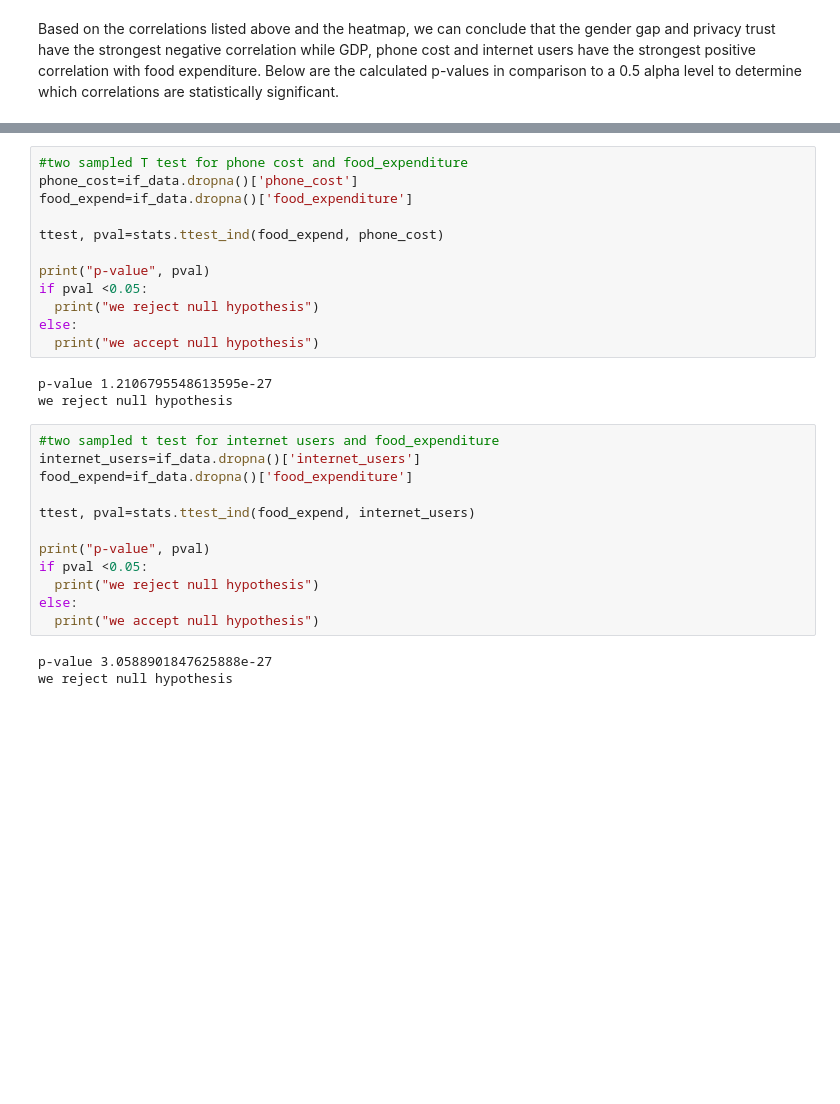
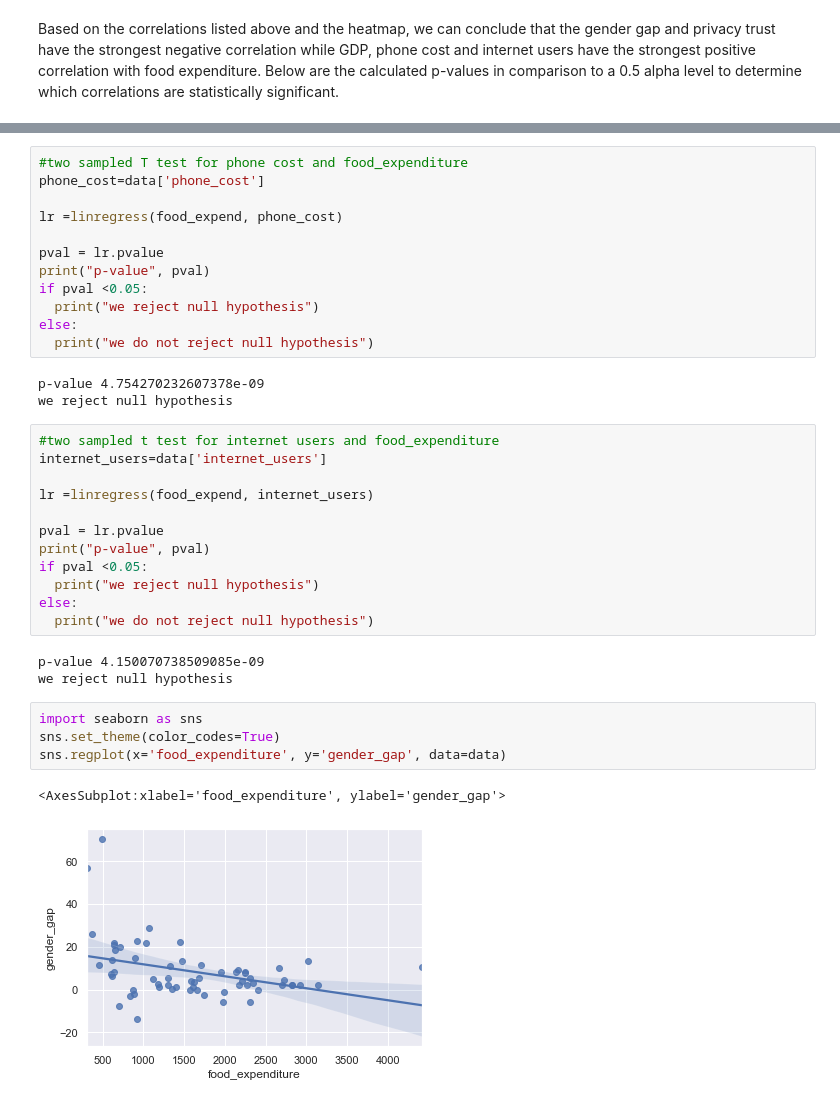
Before and after one commit to tklausner/info2950-project, a Jupyter notebook: INFO2950_Project.ipynb, the cells around one changed output, grey strips where cells are left out. Saved outputs shown, nothing was run; the diff lists cells and outputs as text; blank space fills up the shorter version.

```diff
--- a/INFO2950_Project.ipynb
+++ b/INFO2950_Project.ipynb
@@ -403,31 +464,38 @@ p-value 6.645215525578133e-13
 we reject null hypothesis
 # %%
 #two sampled T test for phone cost and food_expenditure
-phone_cost=if_data.dropna()['phone_cost']
-food_expend=if_data.dropna()['food_expenditure']
+phone_cost=data['phone_cost']
 
-ttest, pval=stats.ttest_ind(food_expend, phone_cost)
+lr =linregress(food_expend, phone_cost)
 
+pval = lr.pvalue
 print("p-value", pval)
 if pval <0.05:
   print("we reject null hypothesis")
 else:
-  print("we accept null hypothesis")
+  print("we do not reject null hypothesis")
 # %% [output]
-p-value 1.2106795548613595e-27
+p-value 4.754270232607378e-09
 we reject null hypothesis
 # %%
 #two sampled t test for internet users and food_expenditure
-internet_users=if_data.dropna()['internet_users']
-food_expend=if_data.dropna()['food_expenditure']
+internet_users=data['internet_users']
 
-ttest, pval=stats.ttest_ind(food_expend, internet_users)
+lr =linregress(food_expend, internet_users)
 
+pval = lr.pvalue
 print("p-value", pval)
 if pval <0.05:
   print("we reject null hypothesis")
 else:
-  print("we accept null hypothesis")
+  print("we do not reject null hypothesis")
 # %% [output]
-p-value 3.0588901847625888e-27
+p-value 4.150070738509085e-09
 we reject null hypothesis
+# %%
+import seaborn as sns
+sns.set_theme(color_codes=True)
+sns.regplot(x='food_expenditure', y='gender_gap', data=data)
+# %% [output]
+<AxesSubplot:xlabel='food_expenditure', ylabel='gender_gap'>
+[figure, added]
```
Also changed, not shown: parts of 16 cells of this notebook.
